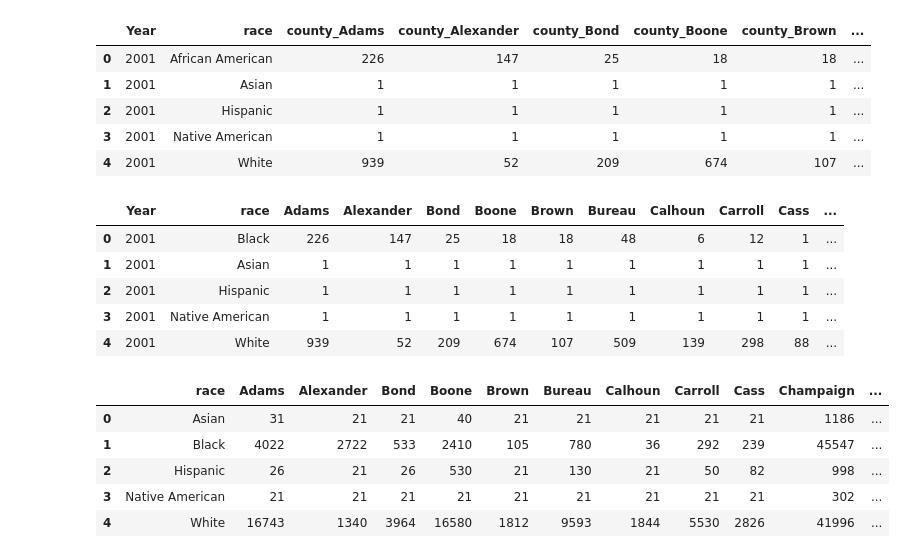
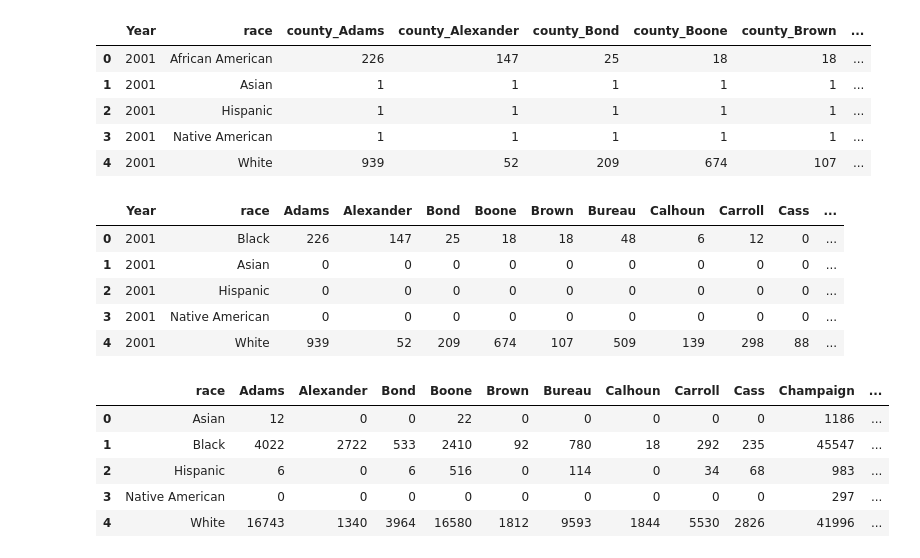
Before and after one commit to courtneyrgreen/dsan5000_final_project, a Jupyter notebook: technical-details/data-cleaning/main.ipynb, the cells around one changed output. Cells and saved outputs as stored; diff of their text form; code cells hidden in the pictures.

```diff
--- a/technical-details/data-cleaning/main.ipynb
+++ b/technical-details/data-cleaning/main.ipynb
@@ -598,23 +598,35 @@ Initial Dataset:
 # %%
 #Rename columns by removing 'county_' prefix
 arrest_data.columns = [col.replace('county_', '').capitalize() if col.startswith('county_') else col for col in arrest_data.columns]
 
 #Rename "African American" to "Black" in the column names
 arrest_data['race'] = arrest_data['race'].replace('African American', 'Black')
 
 # Combine "Cook Chicago" and "Cook County Suburbs" into a single "Cook" column
 arrest_data['Cook'] = arrest_data['Cook chicago'] + arrest_data['Cook county suburbs']
 
 # Drop the old columns
 arrest_data.drop(columns=['Cook chicago', 'Cook county suburbs'], inplace=True)
 
+# Replace 1s with 0s in the arrest data
+# Explanation:
+# The '1's in this dataset are likely placeholders or redacted data to protect anonymity
+# (e.g., if there is only one person of a specific race in a county).
+# Therefore, we are replacing these values with '0' to avoid skewing the analysis.
+
+arrest_data.replace(1, 0, inplace=True)
+
+# Display the updated dataset to confirm changes
 arrest_data.head()
+
+
+arrest_data.head()
 # %% [output]
 |  | Year | race | Adams | Alexander | Bond | Boone | Brown | Bureau | Calhoun | Carroll | Cass | ... |
-| 0 | 2001 | Black | 226 | 147 | 25 | 18 | 18 | 48 | 6 | 12 | 1 | ... |
-| 1 | 2001 | Asian | 1 | 1 | 1 | 1 | 1 | 1 | 1 | 1 | 1 | ... |
-| 2 | 2001 | Hispanic | 1 | 1 | 1 | 1 | 1 | 1 | 1 | 1 | 1 | ... |
-| 3 | 2001 | Native American | 1 | 1 | 1 | 1 | 1 | 1 | 1 | 1 | 1 | ... |
+| 0 | 2001 | Black | 226 | 147 | 25 | 18 | 18 | 48 | 6 | 12 | 0 | ... |
+| 1 | 2001 | Asian | 0 | 0 | 0 | 0 | 0 | 0 | 0 | 0 | 0 | ... |
+| 2 | 2001 | Hispanic | 0 | 0 | 0 | 0 | 0 | 0 | 0 | 0 | 0 | ... |
+| 3 | 2001 | Native American | 0 | 0 | 0 | 0 | 0 | 0 | 0 | 0 | 0 | ... |
 | 4 | 2001 | White | 939 | 52 | 209 | 674 | 107 | 509 | 139 | 298 | 88 | ... |
 # %%
 arrest_data.to_csv('../../data/processed-data/arrest_data_by_year.csv', index=False)
@@ -627,10 +639,10 @@ aggregated_data = aggregated_data.reset_index()
 aggregated_data.head()
 # %% [output]
 |  | race | Adams | Alexander | Bond | Boone | Brown | Bureau | Calhoun | Carroll | Cass | Champaign | ... |
-| 0 | Asian | 31 | 21 | 21 | 40 | 21 | 21 | 21 | 21 | 21 | 1186 | ... |
-| 1 | Black | 4022 | 2722 | 533 | 2410 | 105 | 780 | 36 | 292 | 239 | 45547 | ... |
-| 2 | Hispanic | 26 | 21 | 26 | 530 | 21 | 130 | 21 | 50 | 82 | 998 | ... |
-| 3 | Native American | 21 | 21 | 21 | 21 | 21 | 21 | 21 | 21 | 21 | 302 | ... |
+| 0 | Asian | 12 | 0 | 0 | 22 | 0 | 0 | 0 | 0 | 0 | 1186 | ... |
+| 1 | Black | 4022 | 2722 | 533 | 2410 | 92 | 780 | 18 | 292 | 235 | 45547 | ... |
+| 2 | Hispanic | 6 | 0 | 6 | 516 | 0 | 114 | 0 | 34 | 68 | 983 | ... |
+| 3 | Native American | 0 | 0 | 0 | 0 | 0 | 0 | 0 | 0 | 0 | 297 | ... |
 | 4 | White | 16743 | 1340 | 3964 | 16580 | 1812 | 9593 | 1844 | 5530 | 2826 | 41996 | ... |
 # %%
 aggregated_data.to_csv('../../data/processed-data/aggregated_arrests_2001_to_2021.csv', index=False)
```
